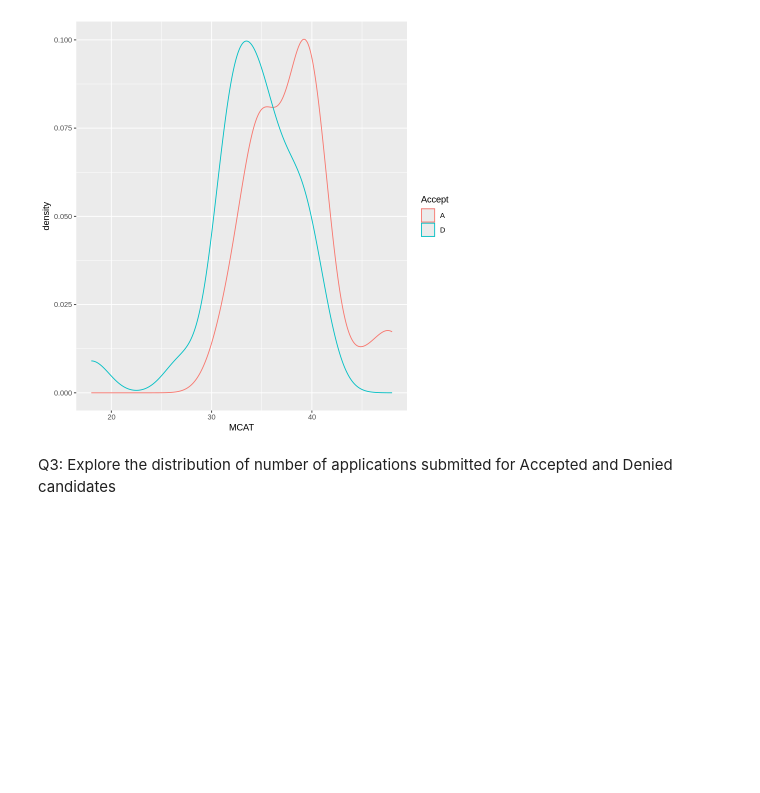
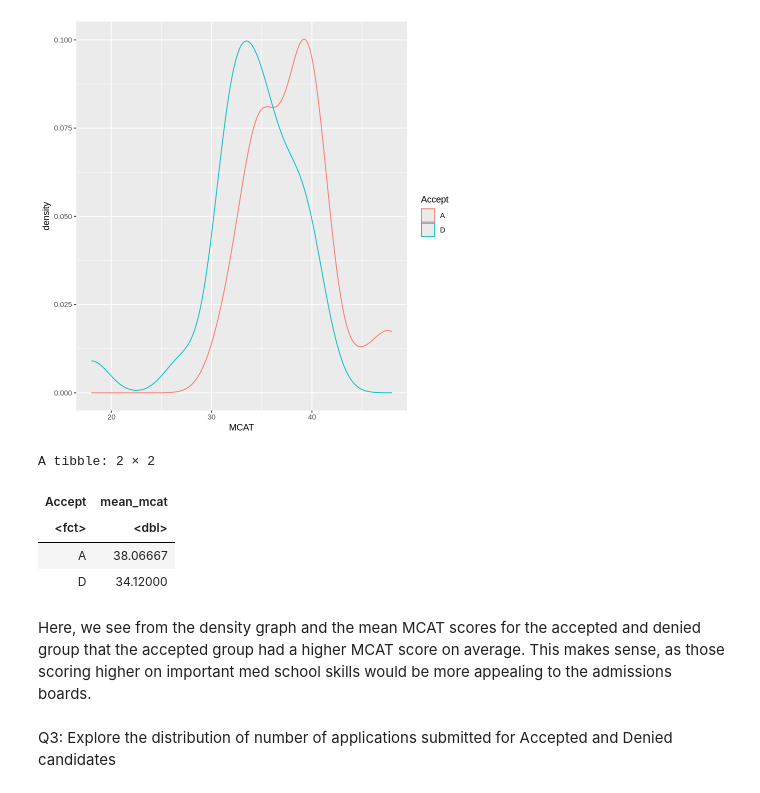
Before and after one commit to megan4621/Math254_final_project, a Jupyter notebook: Logistic_Regression_Part2.ipynb, the cells around one changed output. Drawn from its saved outputs; the diff is of its cells as text; code cells hidden in the pictures; blank space fills up the shorter version.

```diff
--- a/Logistic_Regression_Part2.ipynb
+++ b/Logistic_Regression_Part2.ipynb
@@ -64,5 +64,18 @@ mydata %>%
 # %% [output]
 [figure]
+# %%
+acceptance_rates <- mydata %>%
+  group_by(Accept) %>%
+  summarize(mean_mcat = mean(MCAT))
+print(acceptance_rates)
+# %% [output]
+A tibble: 2 × 2
+| Accept | mean_mcat |
+| <fct> | <dbl> |
+| A | 38.06667 |
+| D | 34.12000 |
+# %% [markdown]
+Here, we see from the density graph and the mean MCAT scores for the accepted and denied group that the accepted group had a higher MCAT score on average. This makes sense, as those scoring higher on important med school skills would be more appealing to the admissions boards.
 # %% [markdown]
 Q3: Explore the distribution of number of applications submitted for Accepted and Denied candidates
 # %%
```
Also changed, not shown: parts of 18 cells of this notebook.
